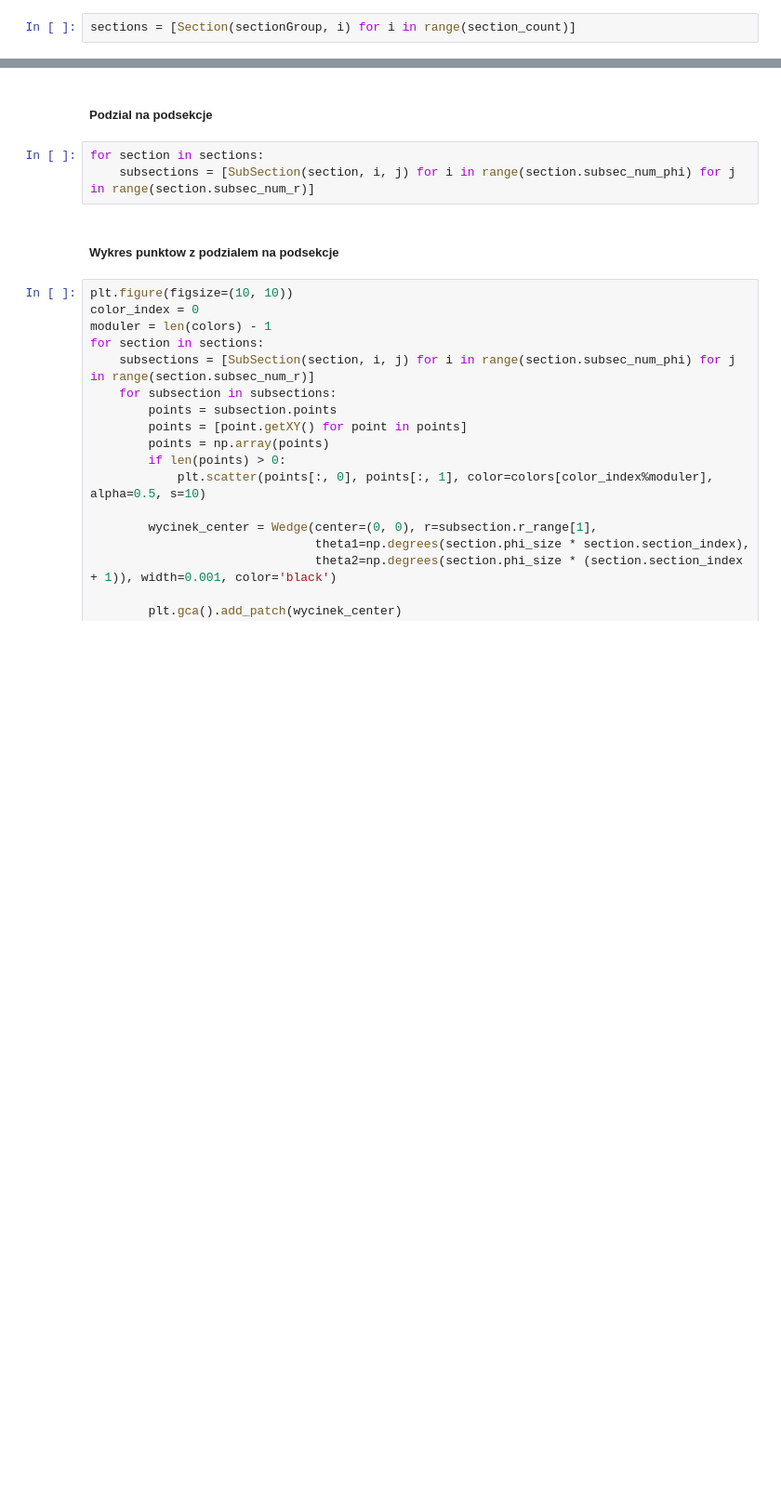
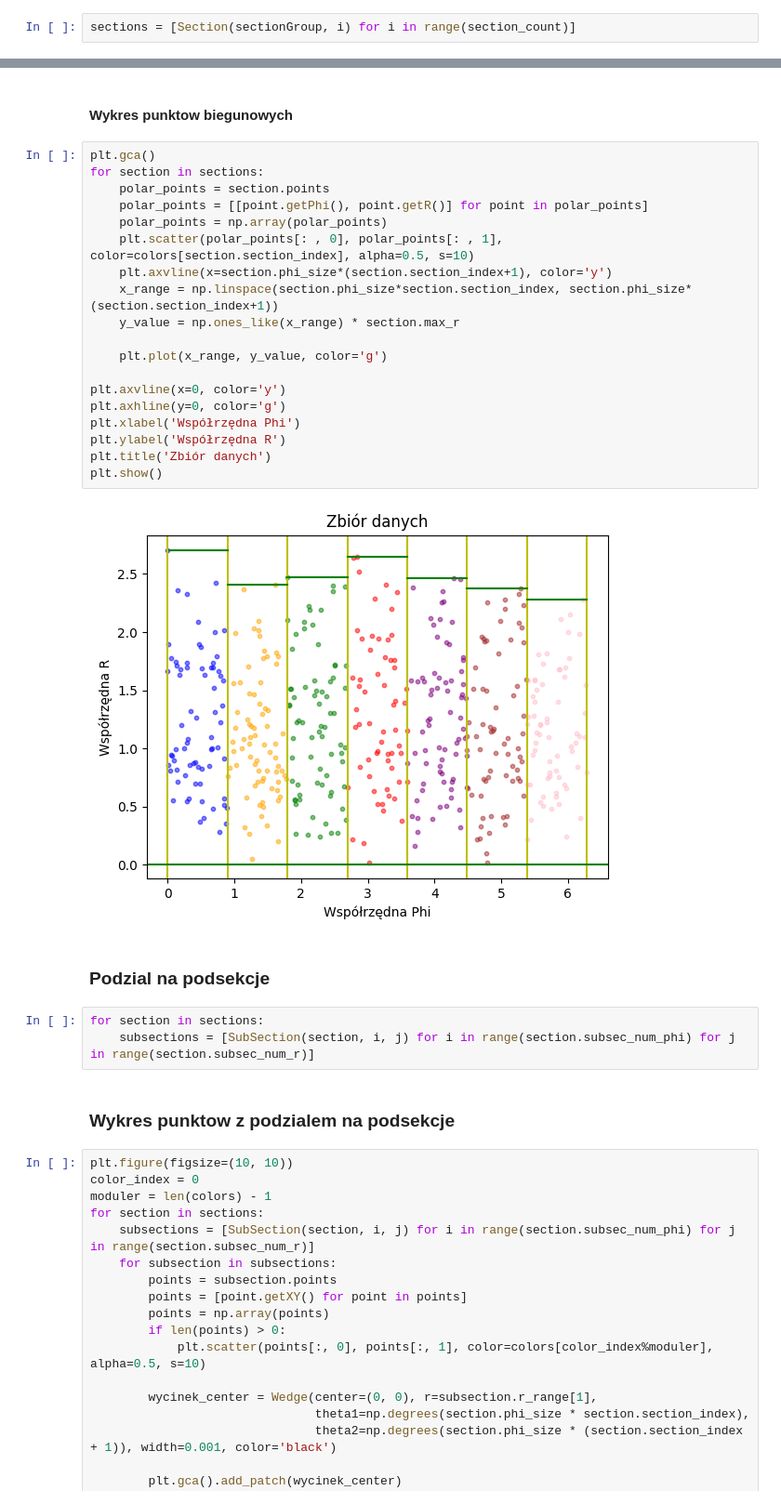
Before and after one commit to Jaromek/radialAngleAugmentation, a Jupyter notebook: blobs_test.ipynb, the cells around one changed output, grey strips where cells are left out. Shown at 93% size. Drawn from its saved outputs; the diff is of its cells as text; blank space fills up the shorter version.

```diff
--- a/blobs_test.ipynb
+++ b/blobs_test.ipynb
@@ -87,10 +95,33 @@ plt.show()
+# %% [markdown]
+#### Wykres punktow biegunowych
+# %%
+plt.gca()
+for section in sections:
+    polar_points = section.points
+    polar_points = [[point.getPhi(), point.getR()] for point in polar_points]
+    polar_points = np.array(polar_points)
+    plt.scatter(polar_points[: , 0], polar_points[: , 1], color=colors[section.section_index], alpha=0.5, s=10)
+    plt.axvline(x=section.phi_size*(section.section_index+1), color='y')
+    x_range = np.linspace(section.phi_size*section.section_index, section.phi_size*(section.section_index+1))
+    y_value = np.ones_like(x_range) * section.max_r
+
+    plt.plot(x_range, y_value, color='g')
+
+plt.axvline(x=0, color='y')
+plt.axhline(y=0, color='g')
+plt.xlabel('Współrzędna Phi')
+plt.ylabel('Współrzędna R')
+plt.title('Zbiór danych')
+plt.show()
+# %% [output]
+[figure, added]
 # %% [markdown]
-##### Podzial na podsekcje
+### Podzial na podsekcje
 # %%
 for section in sections:
     subsections = [SubSection(section, i, j) for i in range(section.subsec_num_phi) for j in range(section.subsec_num_r)]
 # %% [markdown]
-##### Wykres punktow z podzialem na podsekcje
+### Wykres punktow z podzialem na podsekcje
 # %%
 plt.figure(figsize=(10, 10))
 color_index = 0
```
Also changed, not shown: parts of 13 cells of this notebook, 1 other file.
